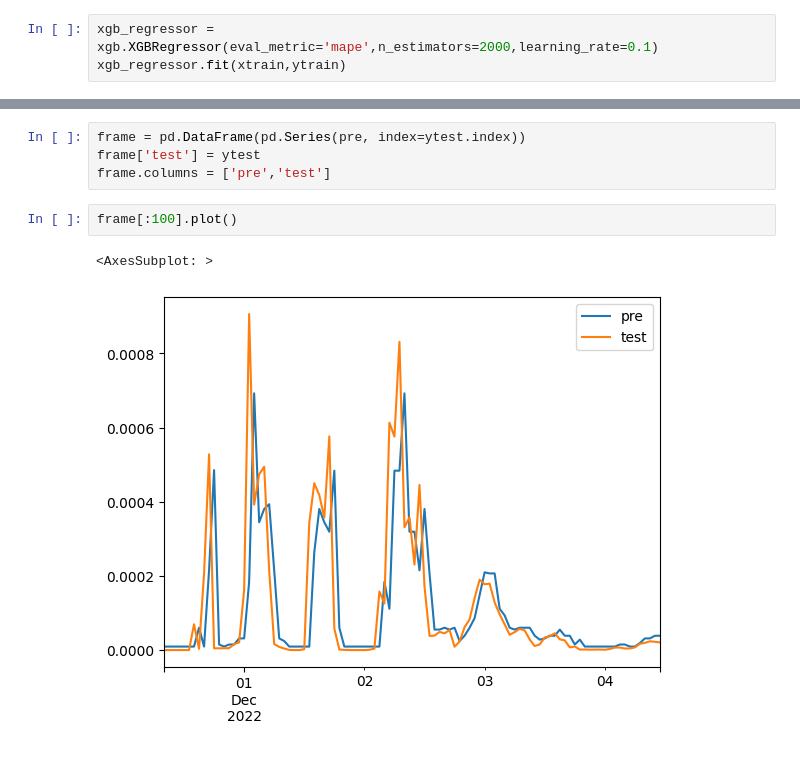
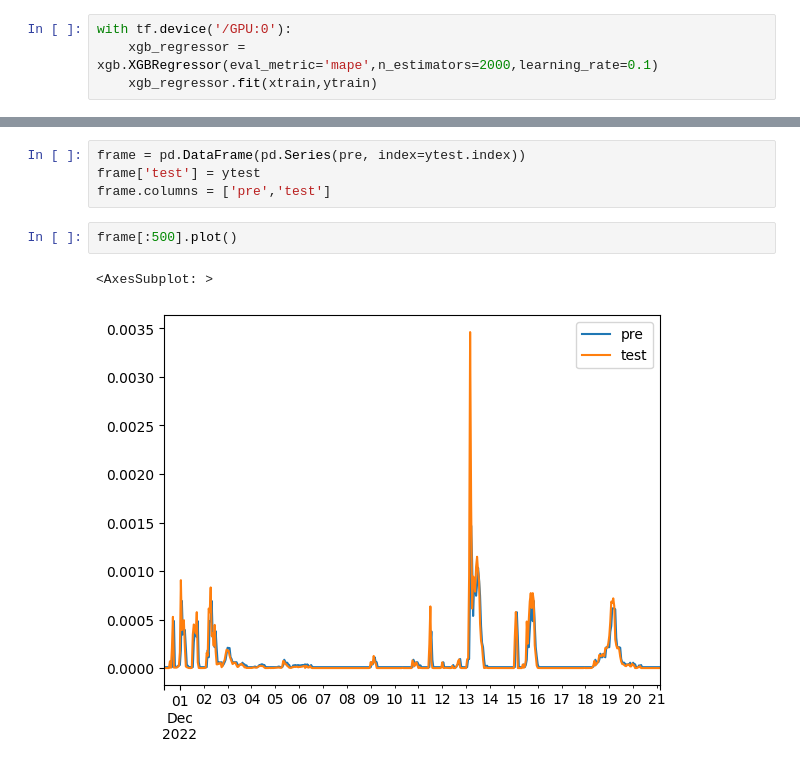
Before and after one commit to cagdastari/LSTM-XGBoost-Precipitation-Nowcast, a Jupyter notebook: lstm-xgboost-precipitation-nowcast.ipynb, the cells around one changed output, grey strips where cells are left out. Cells and saved outputs as stored; diff of their text form.

```diff
--- a/lstm-xgboost-precipitation-nowcast.ipynb
+++ b/lstm-xgboost-precipitation-nowcast.ipynb
@@ -252,5 +233,6 @@ y=data['target']
 xtrain,ytrain= x[:8000] , y[:8000]
 xtest,ytest= x[8000:] , y[8000:]
 # %%
-xgb_regressor = xgb.XGBRegressor(eval_metric='mape',n_estimators=2000,learning_rate=0.1)
-xgb_regressor.fit(xtrain,ytrain)
+with tf.device('/GPU:0'):
+    xgb_regressor = xgb.XGBRegressor(eval_metric='mape',n_estimators=2000,learning_rate=0.1)
+    xgb_regressor.fit(xtrain,ytrain)
@@ -277,7 +247,7 @@ frame = pd.DataFrame(pd.Series(pre, index=ytest.index))
 frame['test'] = ytest
 frame.columns = ['pre','test']
 # %%
-frame[:100].plot()
+frame[:500].plot()
 # %% [output]
 <AxesSubplot: >
-[figure, old version]
+[figure, new version]
```
Also changed, not shown: parts of 13 cells of this notebook.
